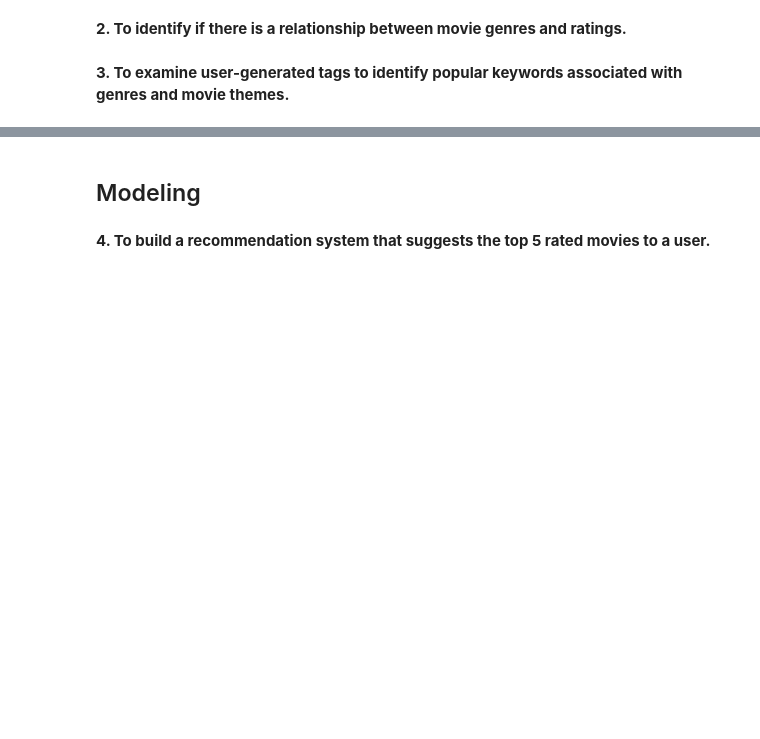
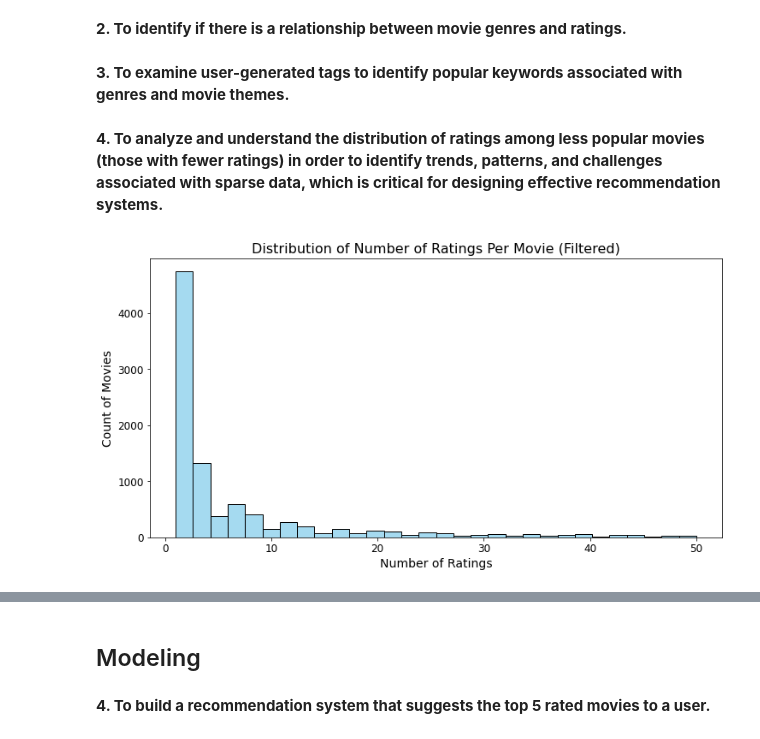
Before and after one commit to Winnykinyumu/A-movie-Recommendation-System-MovieLens-Data, a Jupyter notebook: Movie recommendation project/Movie RecSys.ipynb, the cells around one changed output, grey strips where cells are left out. Drawn from its saved outputs; the diff is of its cells as text; code cells hidden in the pictures; blank space fills up the shorter version.

Commit message:
Updated Movie RecSys.ipynb with objective and histogram visualization for filtered ratings

```diff
--- a/Movie recommendation project/Movie RecSys.ipynb
+++ b/Movie recommendation project/Movie RecSys.ipynb
@@ -474,3 +484,23 @@ plt.show()
 **2. To identify if there is a relationship between movie genres and ratings.**
 # %% [markdown]
 **3. To examine user-generated tags to identify popular keywords associated with genres and movie themes.**
+# %% [markdown]
+**4. To analyze and understand the distribution of ratings among less popular movies (those with fewer ratings) in order to identify trends, patterns, and challenges associated with sparse data, which is critical for designing effective recommendation systems.**
+# %%
+# Set a threshold to focus on movies with a reasonable number of ratings
+ratings_threshold = 50
+
+# Filter ratings per movie to focus on movies with less than the threshold
+filtered_ratings = ratings_per_movie[ratings_per_movie <= ratings_threshold]
+
+# Plot the histogram for the filtered data
+plt.figure(figsize=(12, 6))
+sns.histplot(filtered_ratings, bins=30, kde=False, color='skyblue')
+plt.title('Distribution of Number of Ratings Per Movie (Filtered)', fontsize=16)
+plt.xlabel('Number of Ratings', fontsize=14)
+plt.ylabel('Count of Movies', fontsize=14)
+plt.xticks(fontsize=12)
+plt.yticks(fontsize=12)
+plt.show()
+# %% [output]
+[figure, added]
```
Also changed, not shown: parts of 4 cells of this notebook.
